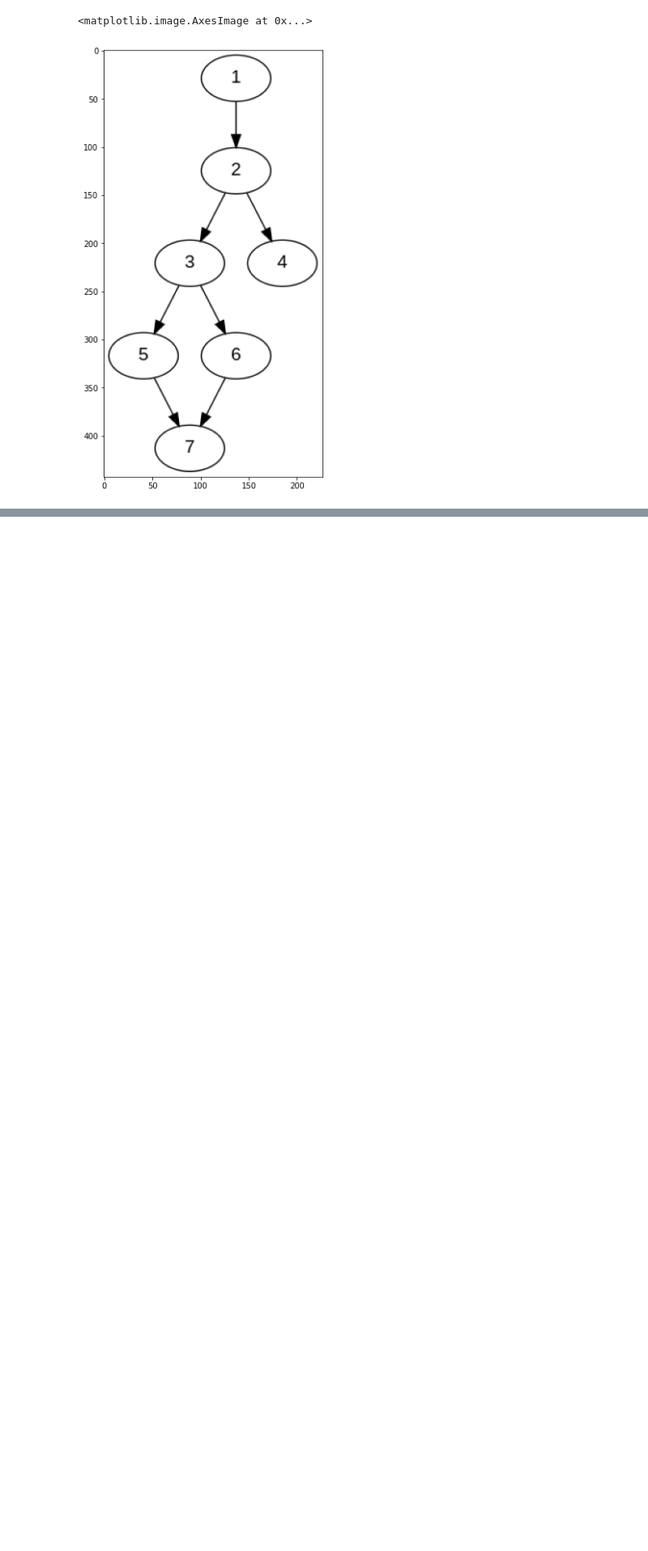
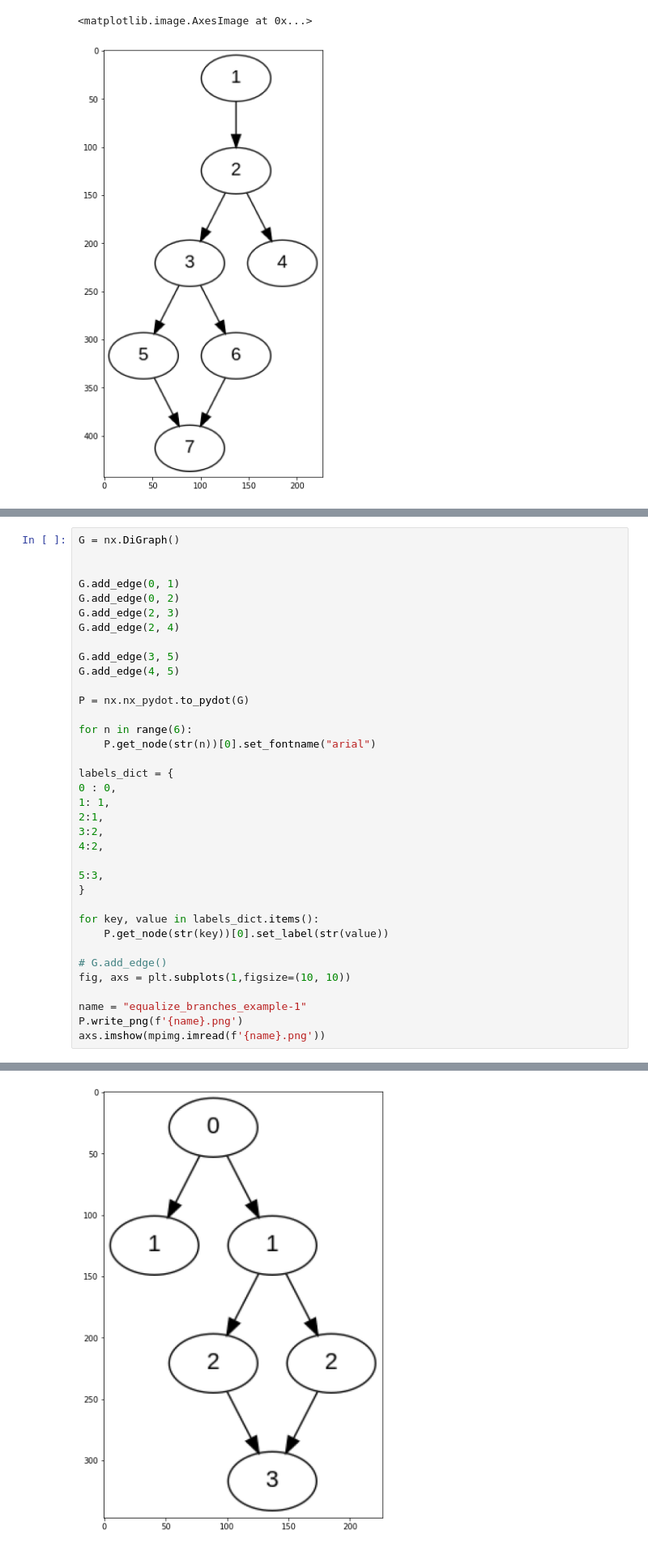
Before and after one commit to DBGilles/NemesisRetroWrite, a Jupyter notebook: retrowrite/rwtools/nemesis/notebooks/writing.ipynb, the cells around one changed output, grey strips where cells are left out. Shown at 81% size. Cells and saved outputs as stored; diff of their text form; blank space fills up the shorter version.

```diff
--- a/retrowrite/rwtools/nemesis/notebooks/writing.ipynb
+++ b/retrowrite/rwtools/nemesis/notebooks/writing.ipynb
@@ -217,0 +374,37 @@ print(P)
+# %%
+G = nx.DiGraph()
+
+
+G.add_edge(0, 1)
+G.add_edge(0, 2)
+G.add_edge(2, 3)
+G.add_edge(2, 4)
+
+G.add_edge(3, 5)
+G.add_edge(4, 5)
+
+P = nx.nx_pydot.to_pydot(G)
+
+for n in range(6):
+    P.get_node(str(n))[0].set_fontname("arial")
+
+labels_dict = {
+0 : 0,
+1: 1,
+2:1,
+3:2,
+4:2,
+
+5:3,
+}
+
+for key, value in labels_dict.items():
+    P.get_node(str(key))[0].set_label(str(value))
+
+# G.add_edge()
+fig, axs = plt.subplots(1,figsize=(10, 10))
+
+name = "equalize_branches_example-1"
+P.write_png(f'{name}.png')
+axs.imshow(mpimg.imread(f'{name}.png'))
+# %% [output]
@@ -217,0 +412 @@ print(P)
+[figure, added]
```
Also changed, not shown: parts of 13 cells of this notebook, 16 other files.
